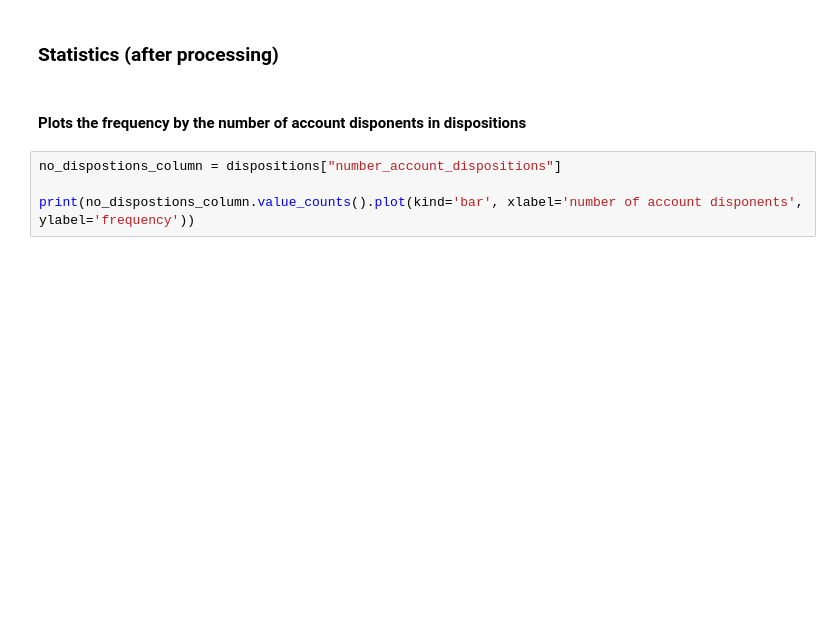
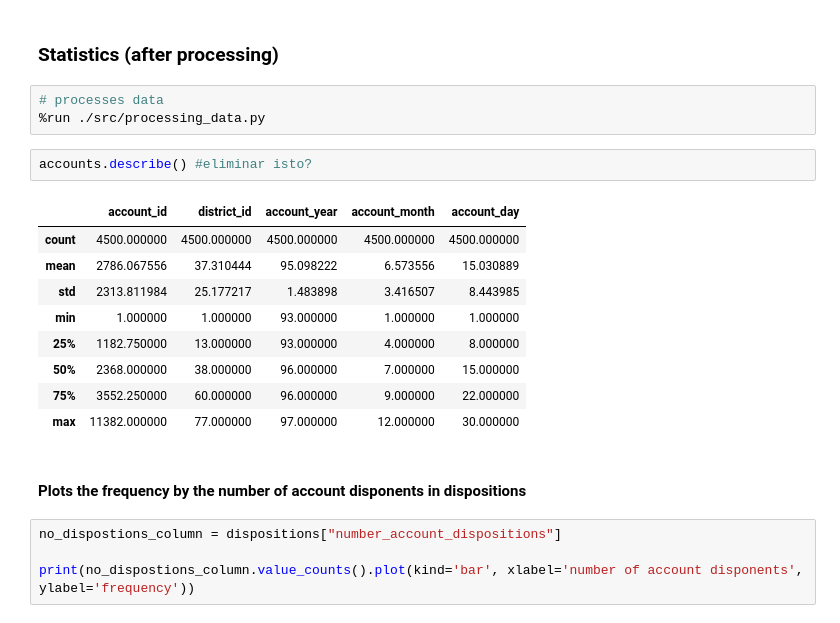
Before and after one commit to bdmendes/feup-ac-banking, a Jupyter notebook: stats.ipynb, the cells around one changed output. Drawn from its saved outputs; the diff is of its cells as text; blank space fills up the shorter version.

```diff
--- a/stats.ipynb
+++ b/stats.ipynb
@@ -10,5 +73,20 @@
 # %% [markdown]
 ### Statistics (after processing)
+# %%
+# processes data
+%run ./src/processing_data.py
+# %%
+accounts.describe() #eliminar isto?
+# %% [output]
+|  | account_id | district_id | account_year | account_month | account_day |
+| count | 4500.000000 | 4500.000000 | 4500.000000 | 4500.000000 | 4500.000000 |
+| mean | 2786.067556 | 37.310444 | 95.098222 | 6.573556 | 15.030889 |
+| std | 2313.811984 | 25.177217 | 1.483898 | 3.416507 | 8.443985 |
+| min | 1.000000 | 1.000000 | 93.000000 | 1.000000 | 1.000000 |
+| 25% | 1182.750000 | 13.000000 | 93.000000 | 4.000000 | 8.000000 |
+| 50% | 2368.000000 | 38.000000 | 96.000000 | 7.000000 | 15.000000 |
+| 75% | 3552.250000 | 60.000000 | 96.000000 | 9.000000 | 22.000000 |
+| max | 11382.000000 | 77.000000 | 97.000000 | 12.000000 | 30.000000 |
 # %% [markdown]
 #### Plots the frequency by the number of account disponents in dispositions
 # %%
```
Also changed, not shown: parts of 16 cells of this notebook.
